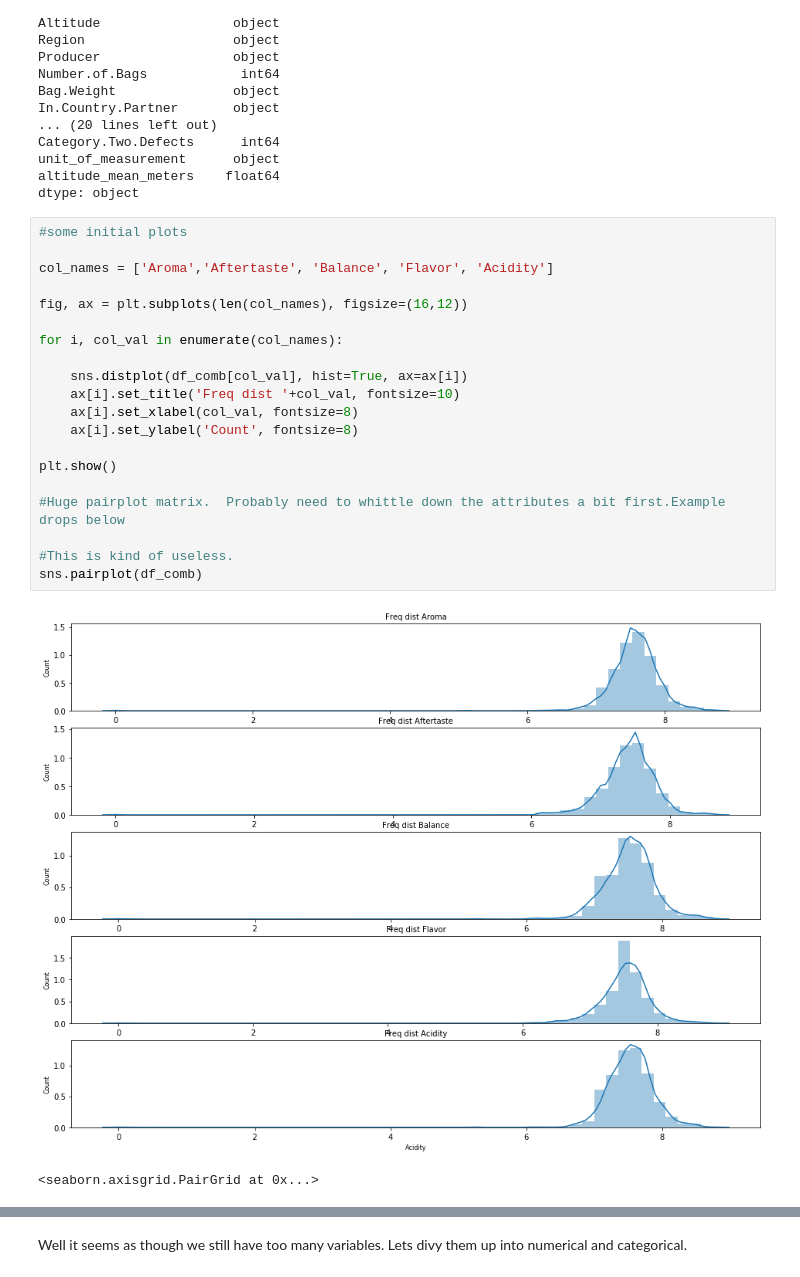
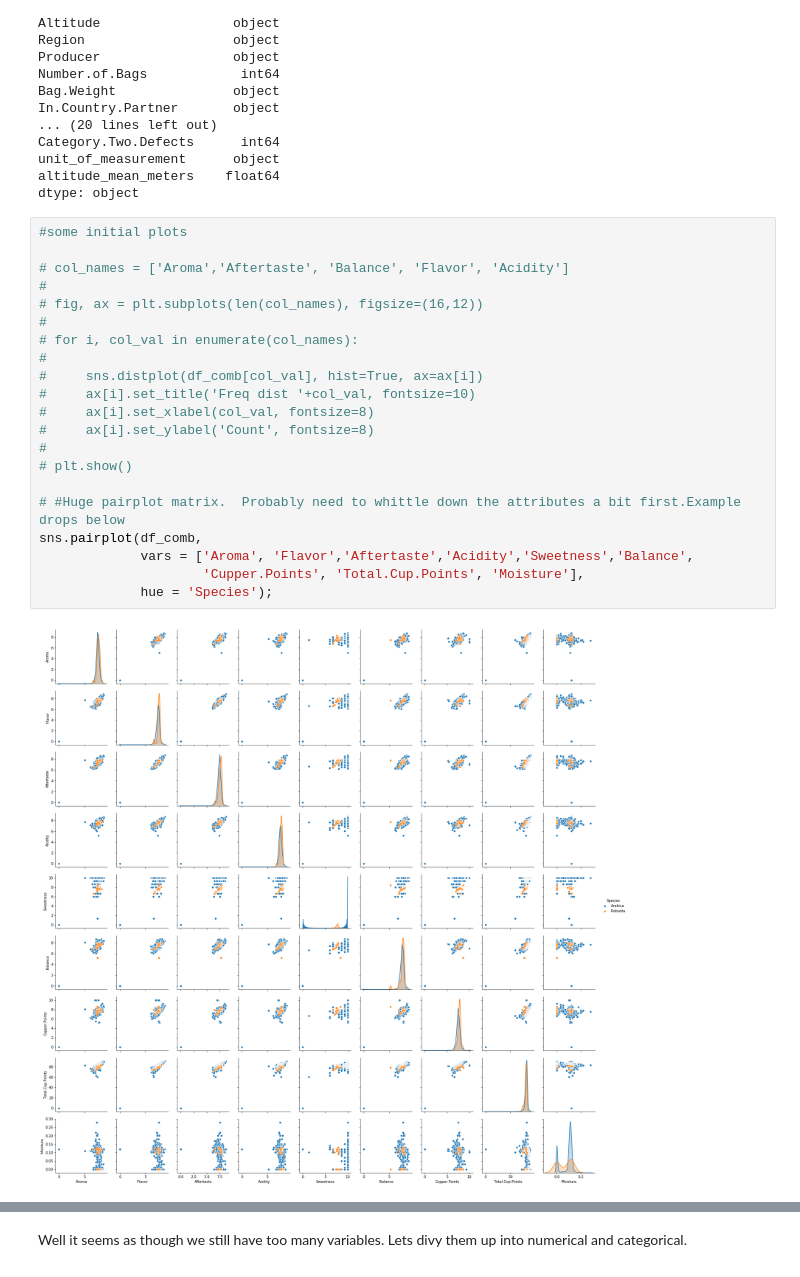
Before and after one commit to Landcruiser87/Cadc_7331_Project, a Jupyter notebook: analysis/Coffee.ipynb, the cells around one changed output, grey strips where cells are left out. Saved outputs shown, nothing was run; the diff lists cells and outputs as text.

Commit message:
Improved Pairplot to not suck so much.

```diff
--- a/analysis/Coffee.ipynb
+++ b/analysis/Coffee.ipynb
@@ -176,23 +176,23 @@ dtype: object
 # %%
 #some initial plots
 
-col_names = ['Aroma','Aftertaste', 'Balance', 'Flavor', 'Acidity']
+# col_names = ['Aroma','Aftertaste', 'Balance', 'Flavor', 'Acidity']
+#
+# fig, ax = plt.subplots(len(col_names), figsize=(16,12))
+#
+# for i, col_val in enumerate(col_names):
+#
+#     sns.distplot(df_comb[col_val], hist=True, ax=ax[i])
+#     ax[i].set_title('Freq dist '+col_val, fontsize=10)
+#     ax[i].set_xlabel(col_val, fontsize=8)
+#     ax[i].set_ylabel('Count', fontsize=8)
+#
+# plt.show()
 
-fig, ax = plt.subplots(len(col_names), figsize=(16,12))
-
-for i, col_val in enumerate(col_names):
-
-    sns.distplot(df_comb[col_val], hist=True, ax=ax[i])
-    ax[i].set_title('Freq dist '+col_val, fontsize=10)
-    ax[i].set_xlabel(col_val, fontsize=8)
-    ax[i].set_ylabel('Count', fontsize=8)
-
-plt.show()
-
-#Huge pairplot matrix.  Probably need to whittle down the attributes a bit first.Example drops below
-
-#This is kind of useless.
-sns.pairplot(df_comb)
+# #Huge pairplot matrix.  Probably need to whittle down the attributes a bit first.Example drops below
+sns.pairplot(df_comb,
+             vars = ['Aroma', 'Flavor','Aftertaste','Acidity','Sweetness','Balance',
+                     'Cupper.Points', 'Total.Cup.Points', 'Moisture'],
+             hue = 'Species');
 # %% [output]
-[figure, old version]
+[figure, new version]
-<seaborn.axisgrid.PairGrid at 0x...>
```
Also changed, not shown: parts of 1 cell of this notebook.
